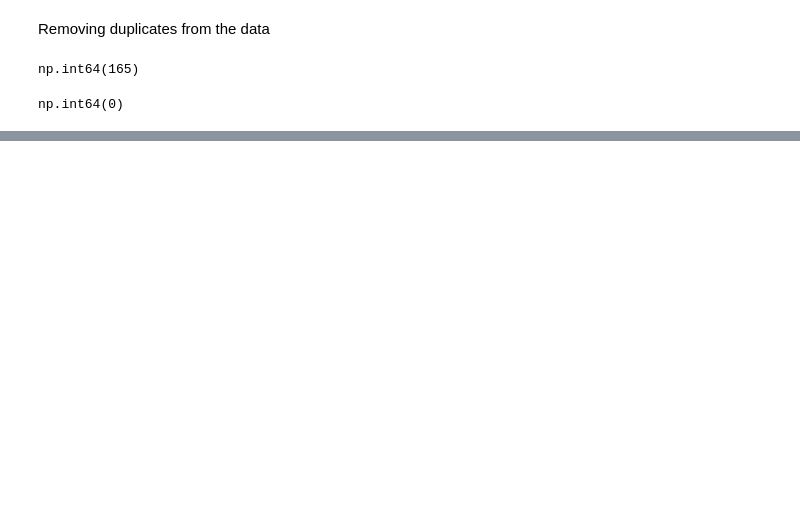
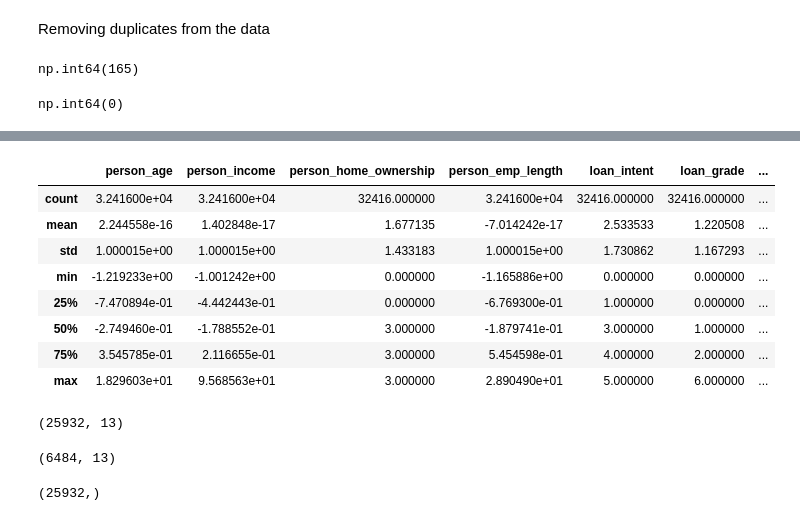
Before and after one commit to divyakhandelwal2211/ML-regex, a Jupyter notebook: credit_risk/Person_FeatureEngineering_Assignment.ipynb, the cells around one changed output, grey strips where cells are left out. Saved outputs shown, nothing was run; the diff lists cells and outputs as text; code cells hidden in the pictures; blank space fills up the shorter version.

```diff
--- a/credit_risk/analysis.ipynb
+++ b/credit_risk/Person_FeatureEngineering_Assignment.ipynb
@@ -187,0 +329,19 @@ np.int64(0)
+# %%
+from sklearn.preprocessing import StandardScaler
+
+scaler = StandardScaler()
+
+for col in num_cols:
+    X[col] = scaler.fit_transform(X[[col]])
+# %%
+X.describe()
+# %% [output]
+|  | person_age | person_income | person_home_ownership | person_emp_length | loan_intent | loan_grade | ... |
+| count | 3.241600e+04 | 3.241600e+04 | 32416.000000 | 3.241600e+04 | 32416.000000 | 32416.000000 | ... |
+| mean | 2.244558e-16 | 1.402848e-17 | 1.677135 | -7.014242e-17 | 2.533533 | 1.220508 | ... |
+| std | 1.000015e+00 | 1.000015e+00 | 1.433183 | 1.000015e+00 | 1.730862 | 1.167293 | ... |
+| min | -1.219233e+00 | -1.001242e+00 | 0.000000 | -1.165886e+00 | 0.000000 | 0.000000 | ... |
+| 25% | -7.470894e-01 | -4.442443e-01 | 0.000000 | -6.769300e-01 | 1.000000 | 0.000000 | ... |
+| 50% | -2.749460e-01 | -1.788552e-01 | 3.000000 | -1.879741e-01 | 3.000000 | 1.000000 | ... |
+| 75% | 3.545785e-01 | 2.116655e-01 | 3.000000 | 5.454598e-01 | 4.000000 | 2.000000 | ... |
+| max | 1.829603e+01 | 9.568563e+01 | 3.000000 | 2.890490e+01 | 5.000000 | 6.000000 | ... |
@@ -187,0 +353,12 @@ np.int64(0)
+# %%
+X_train.shape
+# %% [output]
+(25932, 13)
+# %%
+X_test.shape
+# %% [output]
+(6484, 13)
+# %%
+y_train.shape
+# %% [output]
+(25932,)
```
Also changed, not shown: parts of 43 cells of this notebook, 3 other files.
